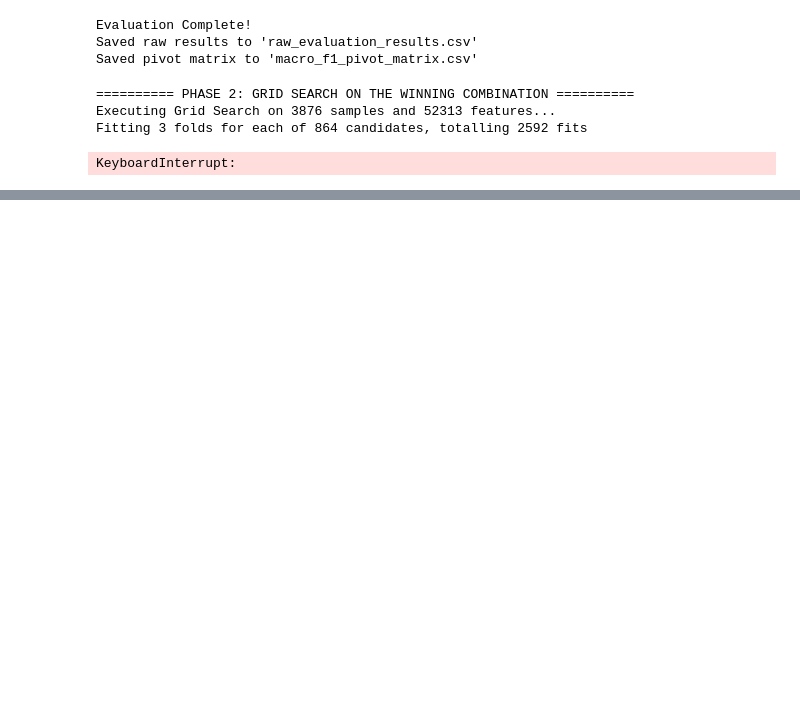
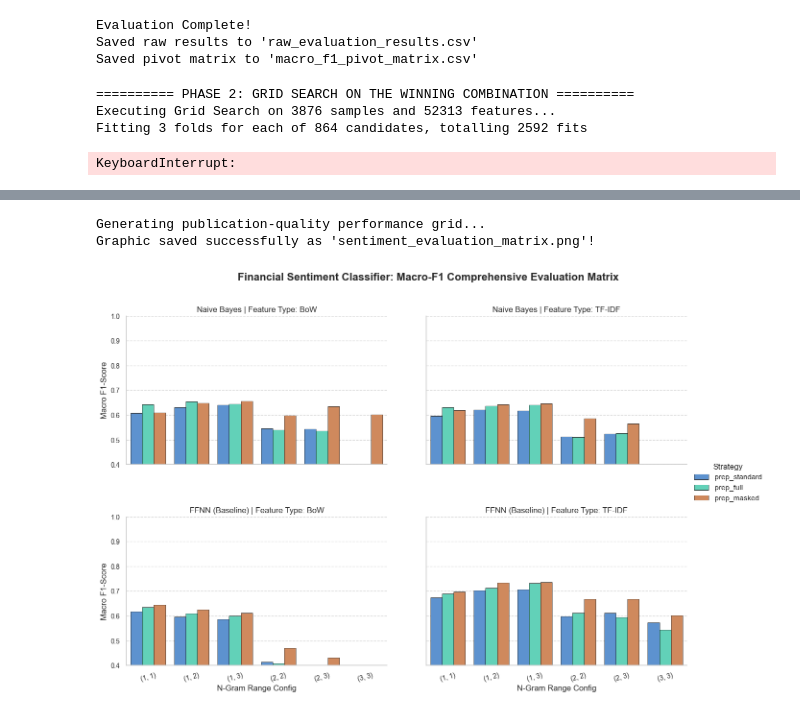
Before and after one commit to fabsGitHub/sentiment-analysis, a Jupyter notebook: ground_new.ipynb, the cells around one changed output, grey strips where cells are left out. Drawn from its saved outputs; the diff is of its cells as text; code cells hidden in the pictures; blank space fills up the shorter version.

```diff
--- a/ground_new.ipynb
+++ b/ground_new.ipynb
@@ -1276,0 +1724,70 @@ KeyboardInterrupt:
+# %%
+# ==========================================
+# 5. SCIENTIFIC VISUALIZATION BLOCK
+# ==========================================
+
+# Set high-quality styling for scientific reporting
+sns.set_theme(style="whitegrid")
+plt.rcParams.update({
+    'font.size': 11,
+    'axes.labelsize': 12,
+    'axes.titlesize': 13,
+    'xtick.labelsize': 10,
+    'ytick.labelsize': 10,
+    'figure.titlesize': 16
+})
+
+# Define a clean, academic, colorblind-friendly palette
+strategy_colors = {
+    'prep_standard': '#4A90E2',  # Soft Blue
+    'prep_full': '#50E3C2',      # Mint Green
+    'prep_masked': '#E2844A'     # Muted Orange
+}
+
+print("\nGenerating publication-quality performance grid...")
+
+# Initialize the structural grid: Rows = Models, Columns = Vectorizers
+g = sns.catplot(
+    data=results_df,
+    x="N-Gram",
+    y="Macro-F1",
+    hue="Strategy",
+    row="Model",
+    col="Vectorizer",
+    kind="bar",
+    palette=strategy_colors,
+    edgecolor="black",
+    linewidth=0.5,
+    height=4.5,
+    aspect=1.4,
+    sharex=True,
+    sharey=True
+)
+
+# Refine layouts, axis titles, and limit parameters cleanly
+g.set_axis_labels("N-Gram Range Config", "Macro F1-Score")
+g.set_titles(row_template="{row_name}", col_template="Feature Type: {col_name}")
+
+# Fine-tune visual details for each subplot
+for ax in g.axes.flat:
+    # Set realistic boundaries to highlight differences (adjust min bound based on your data)
+    ax.set_ylim(0.40, 1.00)
+    ax.yaxis.grid(True, linestyle="--", alpha=0.7)
+    ax.xaxis.grid(False) # Drop vertical grids to increase scannability
+
+    # Rotate text labels slightly to prevent overlapping text elements
+    for label in ax.get_xticklabels():
+        label.set_rotation(15)
+
+# Adjust margins and fix the position of the legend safely
+g.fig.subplots_adjust(top=0.88, hspace=0.35, wspace=0.15)
+g.fig.suptitle("Financial Sentiment Classifier: Macro-F1 Comprehensive Evaluation Matrix", weight="bold")
+
+# Save a crisp, high-resolution vector image for your report text editor
+plt.savefig("sentiment_evaluation_matrix.png", dpi=300, bbox_inches='tight')
+print("Graphic saved successfully as 'sentiment_evaluation_matrix.png'!")
+plt.show()
+# %% [output]
+Generating publication-quality performance grid...
+Graphic saved successfully as 'sentiment_evaluation_matrix.png'!
+[figure, added]
```
Also changed, not shown: parts of 2 cells of this notebook, 1 other file.
